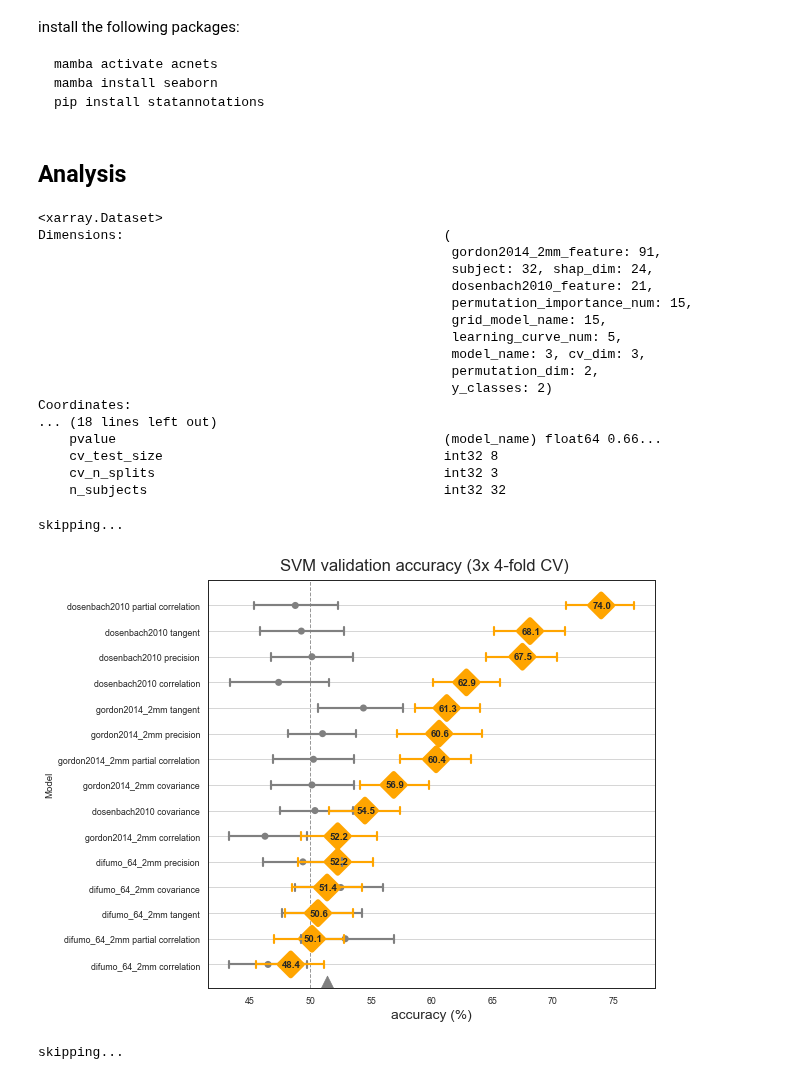
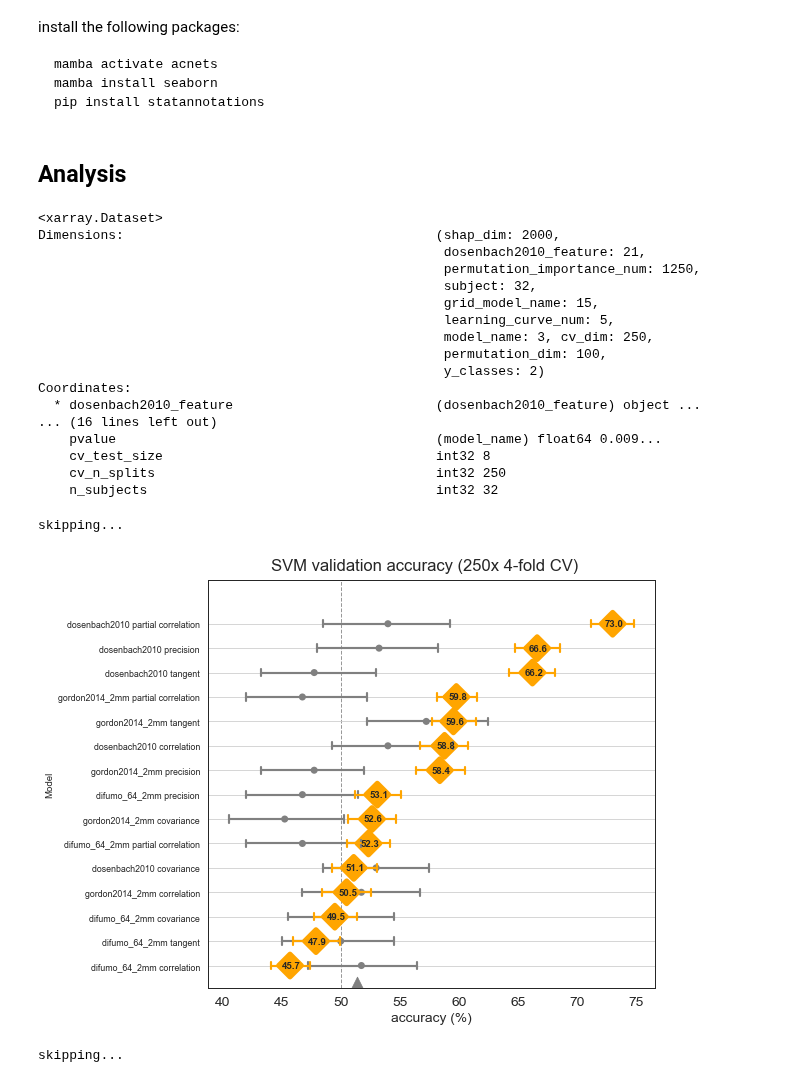
Before and after one commit to morteza/ACNets, a Jupyter notebook: notebooks/4 Visualizations.ipynb, the cells around one changed output. Saved outputs shown, nothing was run; the diff lists cells and outputs as text; code cells hidden in the pictures.

```diff
--- a/notebooks/4 Visualizations.ipynb
+++ b/notebooks/4 Visualizations.ipynb
@@ -41,5 +42,5 @@ import shap
 
 sns.set('paper', style='whitegrid')
 # %%
-results = xr.open_dataset('models/1_connectivity_classifier_results_cv8.nc').load()
+results = xr.open_dataset('models/1_connectivity_classifier_results.nc').load()
 # %%
@@ -52,22 +52,22 @@ grid_cv_results = grid_cv_results.reset_index()
 results
 # %% [output]
 <xarray.Dataset>
-Dimensions:                                         (
-                                                     gordon2014_2mm_feature: 91,
-                                                     subject: 32, shap_dim: 24,
-                                                     dosenbach2010_feature: 21,
-                                                     permutation_importance_num: 15,
-                                                     grid_model_name: 15,
-                                                     learning_curve_num: 5,
-                                                     model_name: 3, cv_dim: 3,
-                                                     permutation_dim: 2,
-                                                     y_classes: 2)
+Dimensions:                                        (shap_dim: 2000,
+                                                    dosenbach2010_feature: 21,
+                                                    permutation_importance_num: 1250,
+                                                    subject: 32,
+                                                    grid_model_name: 15,
+                                                    learning_curve_num: 5,
+                                                    model_name: 3, cv_dim: 250,
+                                                    permutation_dim: 100,
+                                                    y_classes: 2)
 Coordinates:
-... (18 lines left out)
-    pvalue                                          (model_name) float64 0.66...
-    cv_test_size                                    int32 8
-    cv_n_splits                                     int32 3
-    n_subjects                                      int32 32
+  * dosenbach2010_feature                          (dosenbach2010_feature) object ...
+... (16 lines left out)
+    pvalue                                         (model_name) float64 0.009...
+    cv_test_size                                   int32 8
+    cv_n_splits                                    int32 250
+    n_subjects                                     int32 32
 # %%
 ATLAS = 'dosenbach2010'
 KIND = 'precision'
@@ -106,18 +140,7 @@ shap_values = shap.Explanation(
 
 # PLOT MODEL PERFORMANCE
 
-def _create_label(params):
-    return f'$\\bf{{{params[0]}}}$\n{params[1]}'.replace('_2mm', '').replace('_','\\_')
-
 sns.set('paper', 'ticks')
-
-# prep data
-scores = grid_cv_results
-# scores['label'] = scores['params'].apply(lambda p: _create_label(list(p.values())))
-split_score_cols = [c for c in scores.columns if 'split' in c]
-scores['cv_test_score'] = scores[split_score_cols].apply(lambda x: list(x), axis=1)
-scores = scores.explode('cv_test_score').reset_index(drop=True)
-scores = scores.sort_values('rank_test_score', ascending=False)
 
 _, ax = plt.subplots(figsize=(len(results['grid_model_name']) * 1.1, 5))
 
@@ -126,16 +149,6 @@ sns.lineplot(data=scores, x='label', y='cv_test_score', lw=3, sort=False, ax=ax)
 
 # blue dots
 sns.scatterplot(data=scores, x='label', y='mean_test_score', marker='o', s=100, ax=ax, label='_nolegend_')
-
-# simulate and plot chance
-chance_scores = {}
-for model_name in scores['label'].unique():
-    chance_model = DummyClassifier(strategy='stratified').fit(X, y)
-    _chance_scores = cross_val_score(chance_model, X, y, cv=cv, scoring=scoring)
-    chance_scores[model_name] = _chance_scores
-
-chance_scores = pd.DataFrame(chance_scores)
-chance_scores = chance_scores.melt(value_name=scoring, var_name='label')
 
 # plot chance
 sns.lineplot(data=chance_scores, x='label', y=scoring, lw=2, sort=False, ax=ax, color='red')
@@ -165,18 +178,10 @@ def jitter(df, column='cv_test_score', jitter_size=.03):
     jittered_df[column] = jittered_df[column] + np.random.uniform(-jitter_size, jitter_size, len(df))
     return jittered_df
 
-scores = scores.sort_values('mean_test_score', ascending=True)
-order = scores['label'].drop_duplicates()
-mean_scores = scores.groupby('label')[['cv_test_score']].mean().reset_index()
-
-
-scores['accuracy_pct'] = scores['cv_test_score'] * 100.0
-chance_scores['accuracy_pct'] = chance_scores['accuracy'] * 100.0
-mean_scores['accuracy_pct'] = mean_scores['cv_test_score'] * 100.0
-
 # chance
 g = sns.pointplot(data=chance_scores,
-              x='accuracy_pct', y='label', order=order,
+              x='accuracy_pct', y='label',
+              order=order,
               join=False,
             #   markers='D',
               color='gray',
@@ -192,38 +197,38 @@ sns.pointplot(data=scores,
               x='accuracy_pct', y='label', order=order,
               join=False,
               color='orange',
               markers='D',
               capsize=0.3,
               scale=3,
               cmap='viridis',
               plot_kws=dict(zorder=1),
               ax=ax,
               label='observation')
 
 # annotate the mean points
 y_ticklabels = [t.get_text() for t in ax.get_yticklabels()]
 for i, model_name, cv_test_score, accuracy_pct in mean_scores.itertuples():
-    y = y_ticklabels.index(model_name)
-    ax.annotate(f'{accuracy_pct:.1f}', (accuracy_pct-.7, y-0.1), weight='bold')
+    ticklabel_idx = y_ticklabels.index(model_name)
+    ax.annotate(f'{accuracy_pct:.1f}', (accuracy_pct-.7, ticklabel_idx-0.1), weight='bold')
 
 ax.grid(axis='y')
 
 ax.axvline(x=50, linestyle='--', color='gray', linewidth=1, alpha=.8, label='theoretical chance', zorder=-1)
 
 ax.scatter([51.4], [-.7], marker='^', s=160, color='gray')
 
-ax.set(ylabel='Model', ylim=(-.9, len(order)))
+ax.set(ylabel='Model', ylim=(-.9, len(order)+.8))
 ax.set_xlabel('accuracy (%)', fontsize='x-large')
 
 # plt.legend().set_visible(False)
 # plt.legend()
 
-
+plt.xticks(fontsize='x-large')
 
 plt.suptitle(f'SVM validation accuracy ({cv_n_splits}x 4-fold CV)', fontsize='xx-large', y=.92)
 plt.show()
 # %% [output]
-[figure, old version]
+[figure, new version]
 # %%
 %%script echo skipping...
 
```
Also changed, not shown: parts of 9 cells of this notebook, 3 other files.
